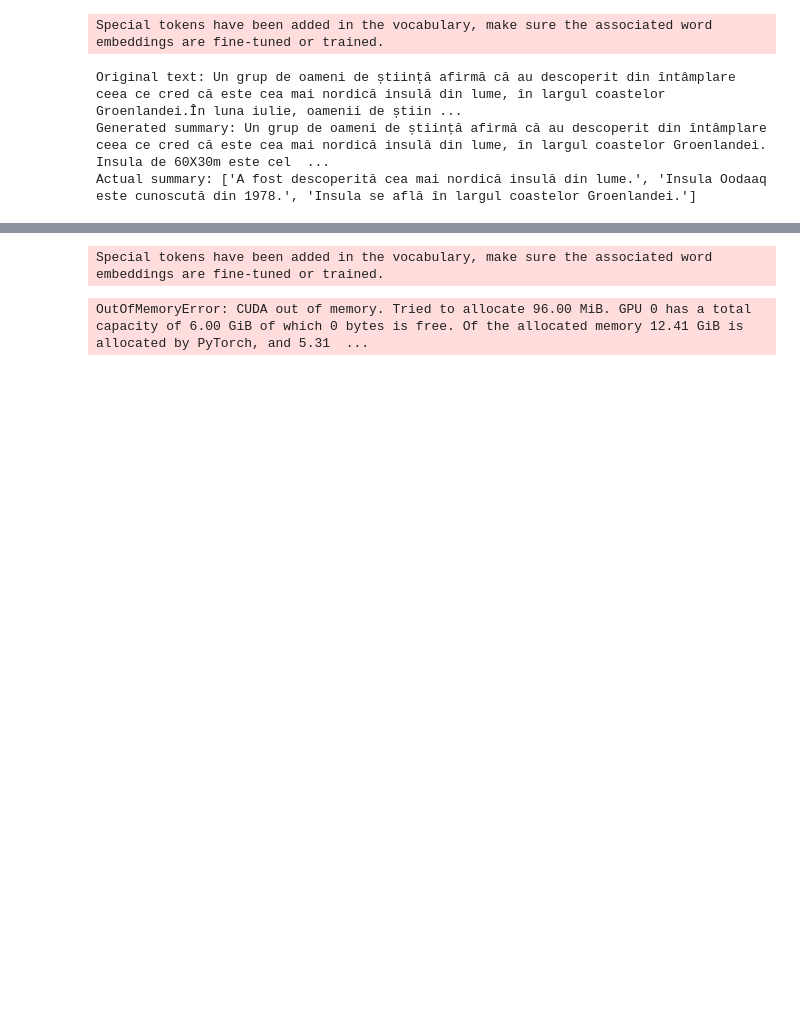
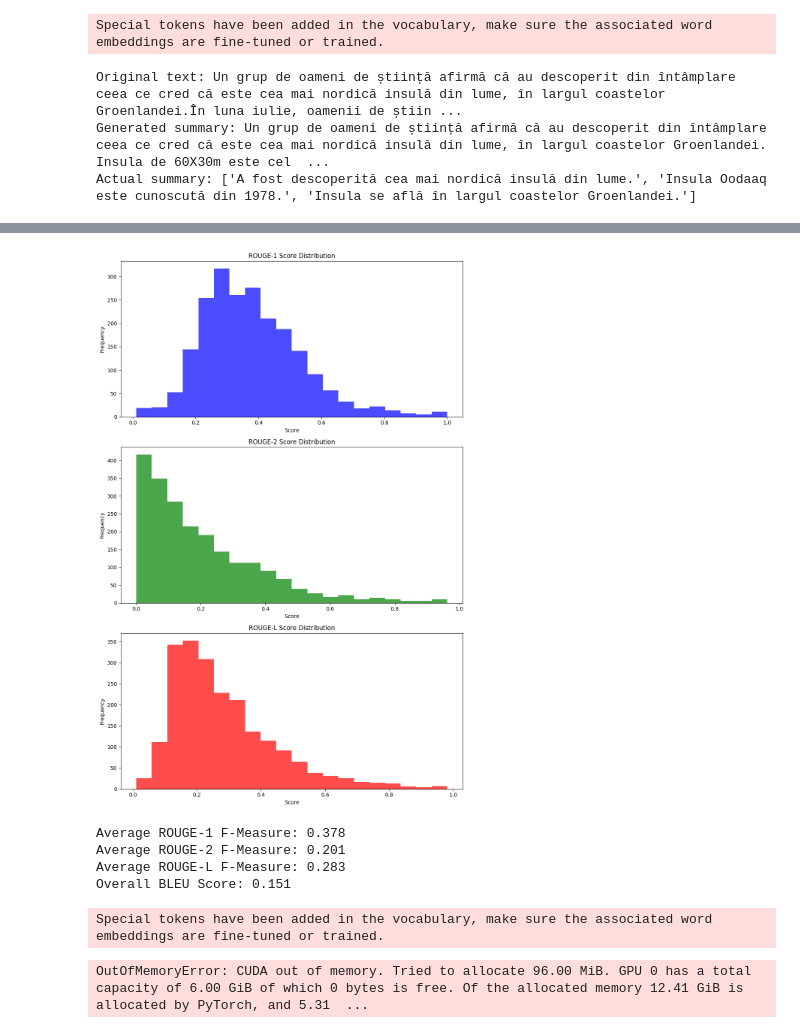
Before and after one commit to wood11nho/nlp-text-summarization-project, a Jupyter notebook: summarize_abs.ipynb, the cells around one changed output, grey strips where cells are left out. Saved outputs shown, nothing was run; the diff lists cells and outputs as text; code cells hidden in the pictures; blank space fills up the shorter version.

Commit message:
added t5_small measures

```diff
--- a/summarize_abs.ipynb
+++ b/summarize_abs.ipynb
@@ -528,3 +530,9 @@ print("Actual summary:", dataset['test'][text_number]['summary'])
 Original text: Un grup de oameni de știință afirmă că au descoperit din întâmplare ceea ce cred că este cea mai nordică insulă din lume, în largul coastelor Groenlandei.În luna iulie, oamenii de știin ...
 Generated summary: Un grup de oameni de știință afirmă că au descoperit din întâmplare ceea ce cred că este cea mai nordică insulă din lume, în largul coastelor Groenlandei. Insula de 60X30m este cel  ...
 Actual summary: ['A fost descoperită cea mai nordică insulă din lume.', 'Insula Oodaaq este cunoscută din 1978.', 'Insula se află în largul coastelor Groenlandei.']
+# %%
+predictions = []
+for text in dataset['test']['paragraphs']:
+    generated_summary = generate_summary_t5(text)
+    print("Generated summary:", generated_summary)
+    predictions.append(generated_summary)
@@ -530,0 +557,10 @@ Actual summary: ['A fost descoperită cea mai nordică insulă din lume.', 'Insu
+# %%
+def return_test_summaries(texts):
+    summaries = []
+    for text in texts:
+        if isinstance(text['summary'], list):
+            summary = "".join(text['summary'])
+        else:
+            summary = text['summary']
+        summaries.append(summary)
+    return summaries
@@ -531,3 +619,47 @@ Actual summary: ['A fost descoperită cea mai nordică insulă din lume.', 'Insu
+# %%
+import numpy as np
+
+# Aggregating ROUGE scores
+rouge1_f = [score['rouge1'].fmeasure for score in rouge_scores]
+rouge2_f = [score['rouge2'].fmeasure for score in rouge_scores]
+rougeL_f = [score['rougeL'].fmeasure for score in rouge_scores]
+
+# Calculate average scores
+average_rouge1 = np.mean(rouge1_f)
+average_rouge2 = np.mean(rouge2_f)
+average_rougeL = np.mean(rougeL_f)
+
+# Plotting
+fig, ax = plt.subplots(3, 1, figsize=(10, 15))
+ax[0].hist(rouge1_f, bins=20, color='blue', alpha=0.7)
+ax[0].set_title('ROUGE-1 Score Distribution')
+ax[0].set_xlabel('Score')
+ax[0].set_ylabel('Frequency')
+
+ax[1].hist(rouge2_f, bins=20, color='green', alpha=0.7)
+ax[1].set_title('ROUGE-2 Score Distribution')
+ax[1].set_xlabel('Score')
+ax[1].set_ylabel('Frequency')
+
+ax[2].hist(rougeL_f, bins=20, color='red', alpha=0.7)
+ax[2].set_title('ROUGE-L Score Distribution')
+ax[2].set_xlabel('Score')
+ax[2].set_ylabel('Frequency')
+
+plt.tight_layout()
+plt.show()
+
+# Print average scores and BLEU score
+print(f"Average ROUGE-1 F-Measure: {average_rouge1:.3f}")
+print(f"Average ROUGE-2 F-Measure: {average_rouge2:.3f}")
+print(f"Average ROUGE-L F-Measure: {average_rougeL:.3f}")
+print(f"Overall BLEU Score: {bleu_score:.3f}")
+# %% [output]
+[figure, added]
+Average ROUGE-1 F-Measure: 0.378
+Average ROUGE-2 F-Measure: 0.201
+Average ROUGE-L F-Measure: 0.283
+Overall BLEU Score: 0.151
 # %%
 from transformers import T5Tokenizer, T5ForConditionalGeneration, Trainer, TrainingArguments
 
```
Also changed, not shown: parts of 3 cells of this notebook.
